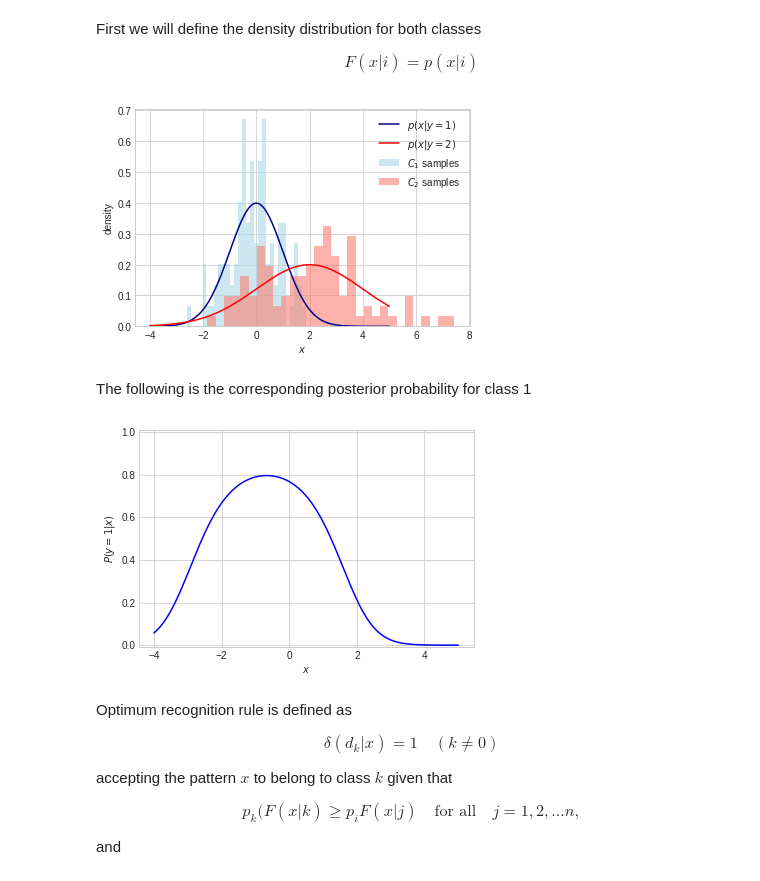
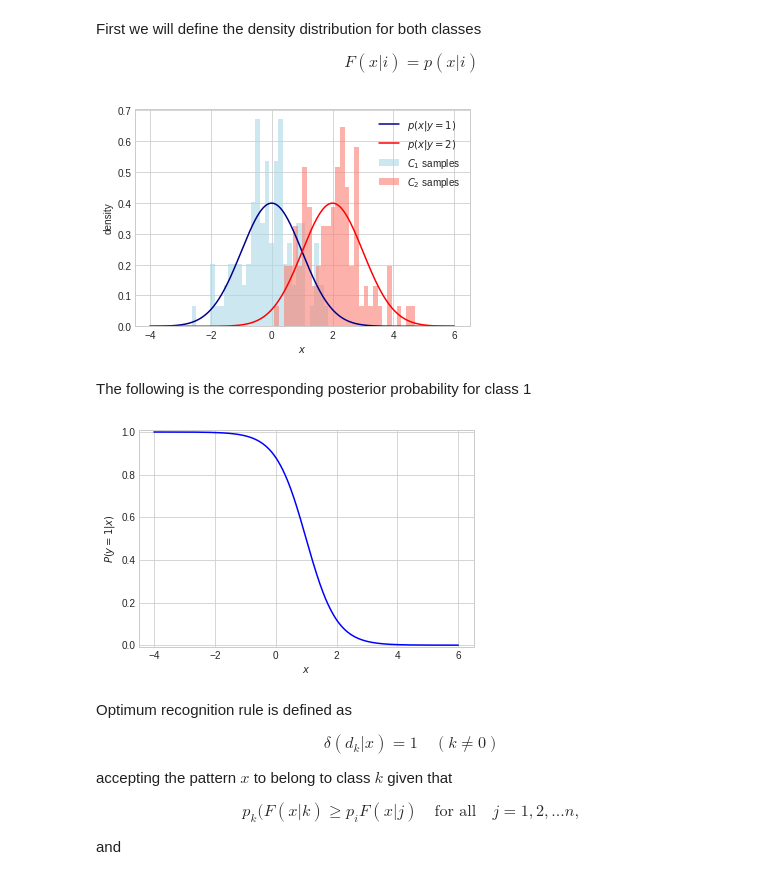
Before and after one commit to perellonieto/machine_learning_concepts, a Jupyter notebook: optimum_recognition_error_and_reject_tradeoff.ipynb, the cells around one changed output. Drawn from its saved outputs; the diff is of its cells as text; code cells hidden in the pictures.

```diff
--- a/optimum_recognition_error_and_reject_tradeoff.ipynb
+++ b/optimum_recognition_error_and_reject_tradeoff.ipynb
@@ -38,33 +38,44 @@ First we will define the density distribution for both classes
 
 $$F(x|i) = p(x|i)$$
 # %%
-x = np.linspace(-4, 5, 700)
+example_name = 'example_1'
+
+if example_name == 'example_1':
+    x = np.linspace(-4, 6, 700)
+    mixture_c1 = Mixture([norm(loc=0, scale=1)],
+                         prior_list=[1])
+    mixture_c2 = Mixture([norm(loc=2, scale=1)],
+                         prior_list=[1])
+elif example_name == 'example_2':
+    x = np.linspace(0, 2.5, 700)
+    mixture_c1 = uniform(0, 1)
+    mixture_c2 = uniform(0.5, 2)
+elif example_name == 'example_3':
+    mixture_c1 = Mixture([norm(loc=1, scale=1),
+                          norm(loc=10, scale=2)],
+                         prior_list=[0.2, 0.8])
+    mixture_c2 = Mixture([norm(loc=1, scale=2),
+                          norm(loc=10, scale=1)],
+                         prior_list=[0.8, 0.2])
+
 x_delta = x[1] - x[0]
-mixture_c1 = Mixture([norm(loc=0, scale=1)],
-                     prior_list=[1])
-#mixture_c1 = Mixture([norm(loc=1, scale=1),
-#                      norm(loc=10, scale=2)],
-#                     prior_list=[0.2, 0.8])
+
+
 samples = mixture_c1.rvs(100)
 plt.hist(samples, bins=30, density=True, color='lightblue', label='$C_1$ samples', alpha=0.6)
 plt.plot(x, mixture_c1.pdf(x), color='darkblue', label='$p(x|y=1)$')
 plt.legend()
 plt.ylabel('density')
 plt.xlabel('$x$');
 
-mixture_c2 = Mixture([norm(loc=2, scale=2)],
-                     prior_list=[1])
-#mixture_c2 = Mixture([norm(loc=1, scale=2),
-#                      norm(loc=10, scale=1)],
-#                     prior_list=[0.8, 0.2])
 samples = mixture_c2.rvs(100)
 plt.hist(samples, bins=30, density=True, color='salmon', label='$C_2$ samples', alpha=0.6)
 plt.plot(x, mixture_c2.pdf(x), color='red', label='$p(x|y=2)$')
 plt.legend()
 plt.ylabel('density')
 plt.xlabel('$x$');
 # %% [output]
-[figure, old version]
+[figure, new version]
 # %% [markdown]
 The following is the corresponding posterior probability for class 1
 # %%
@@ -76,7 +87,7 @@ plt.ylim(-0.01, 1.01)
 plt.ylabel('$P(y=1|x)$')
 plt.xlabel('$x$');
 # %% [output]
-[figure, old version]
+[figure, new version]
 # %% [markdown]
 Optimum recognition rule is defined as
 
```
Also changed, not shown: parts of 21 cells of this notebook.
